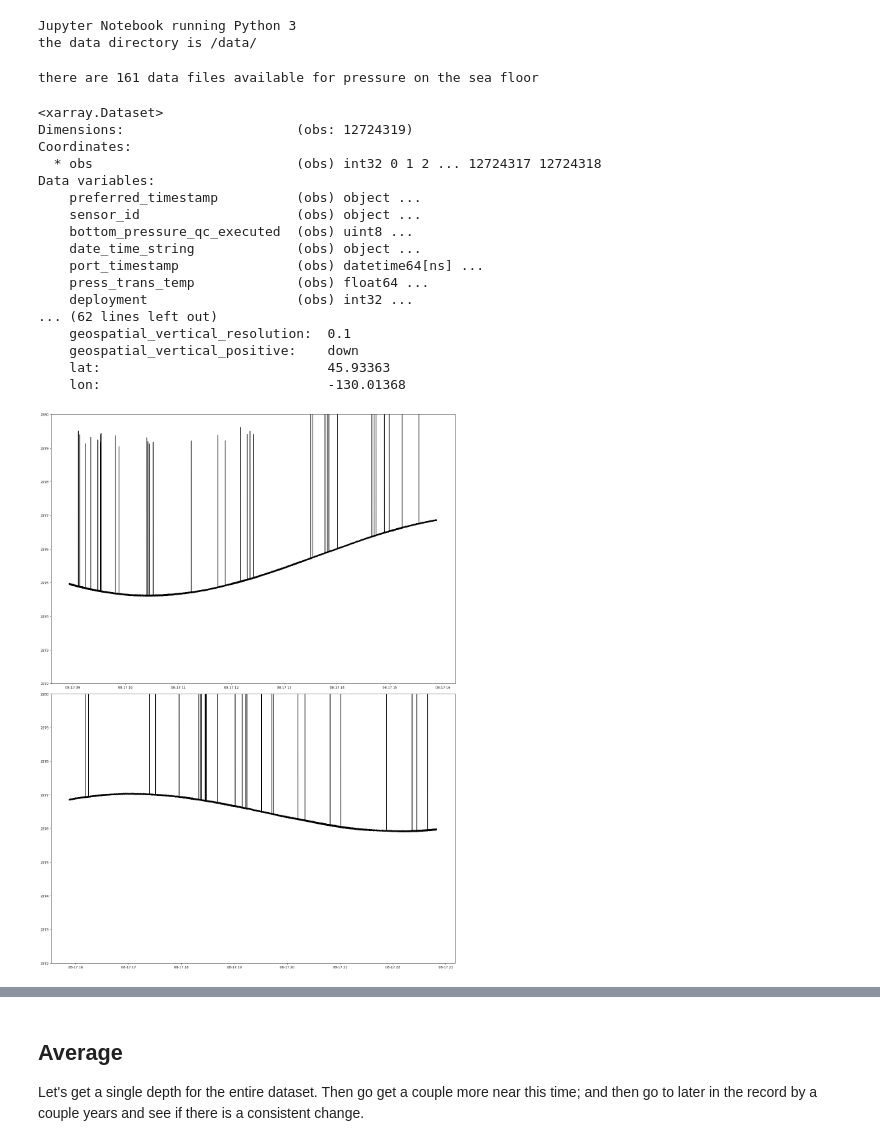
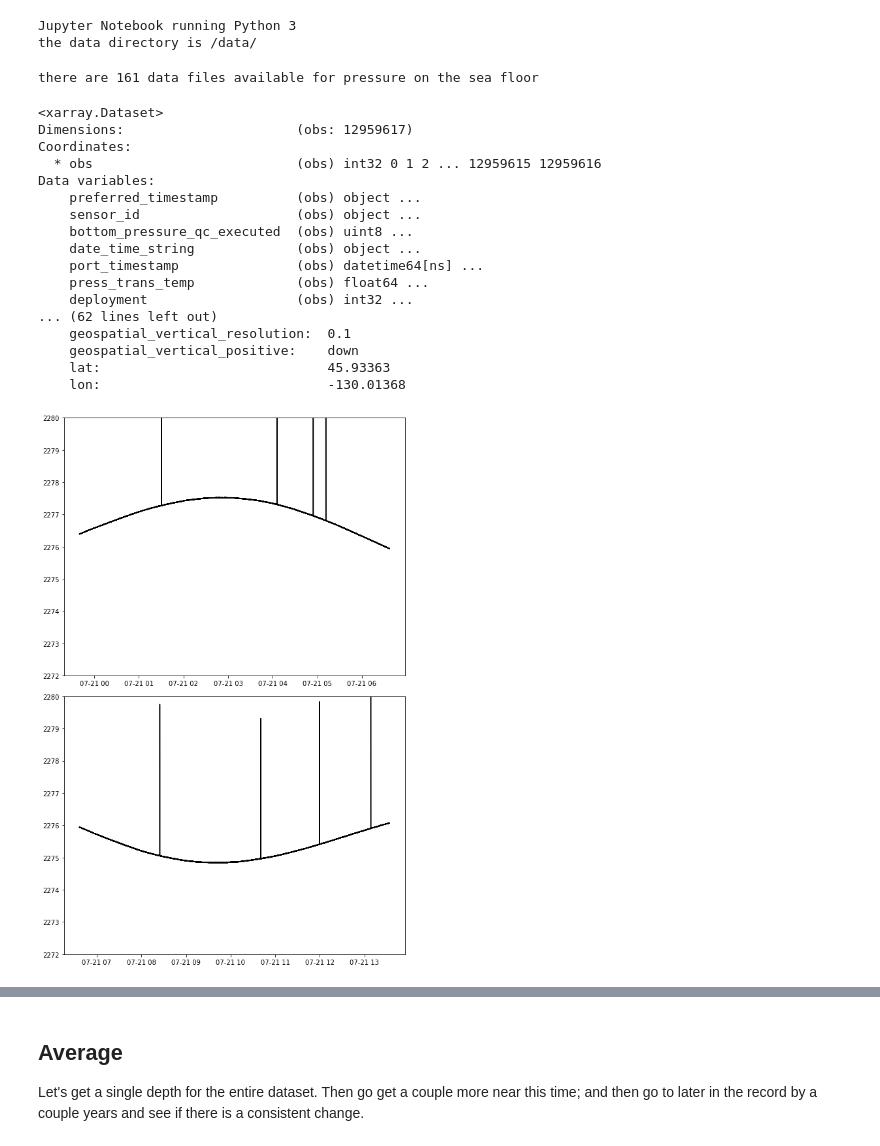
Before and after one commit to robfatland/chlorophyll, a Jupyter notebook: tilt.ipynb, the cells around one changed output, grey strips where cells are left out. Cells and saved outputs as stored; diff of their text form; code cells hidden in the pictures.

```diff
--- a/tilt.ipynb
+++ b/tilt.ipynb
@@ -97,14 +112,14 @@ the data directory is /data/
 import glob
 pressurefiles = glob.glob('/data/botpt/deployment*.nc')
 print('there are ' + str(len(pressurefiles)) + ' data files available for pressure on the sea floor')
-ds=xr.open_dataset(pressurefiles[0])
+ds=xr.open_dataset(pressurefiles[43])
 ds
 # %% [output]
 there are 161 data files available for pressure on the sea floor
 <xarray.Dataset>
-Dimensions:                      (obs: 12724319)
+Dimensions:                      (obs: 12959617)
 Coordinates:
-  * obs                          (obs) int32 0 1 2 ... 12724317 12724318
+  * obs                          (obs) int32 0 1 2 ... 12959615 12959616
 Data variables:
     preferred_timestamp          (obs) object ...
     sensor_id                    (obs) object ...
@@ -121,21 +136,21 @@ Data variables:
 # %%
 tmp=[]
 tmptime=[]
 nplots = 2                     # this can be 40 if you like
 
 startindex = 3000000
 datablock = 500000             # for 20 samples / sec use 72000 to get one hour
                                # for 1 sample / sec use a small startindex and datablock of say 200k
 
 for i in range(nplots):
     tmp.append(ds.isel(obs=slice(startindex + i*datablock, startindex + i*datablock + datablock)).bottom_pressure)
     tmptime.append(ds.isel(obs=slice(startindex + i*datablock, startindex + i*datablock + datablock)).time)
 
-fig, axs = plt.subplots(nplots, 1, figsize=(18, 12*nplots), tight_layout=True)
+fig, axs = plt.subplots(nplots, 1, figsize=(8, 6*nplots), tight_layout=True)
 
 for i in range(nplots):
     axs[i].plot(tmptime[i], tmp[i], color='k')
     axs[i].set(ylim = (2272, 2280))
 # %% [output]
-[figure, old version]
+[figure, new version]
 # %%
```
Also changed, not shown: parts of 51 cells of this notebook, 2 other files.
